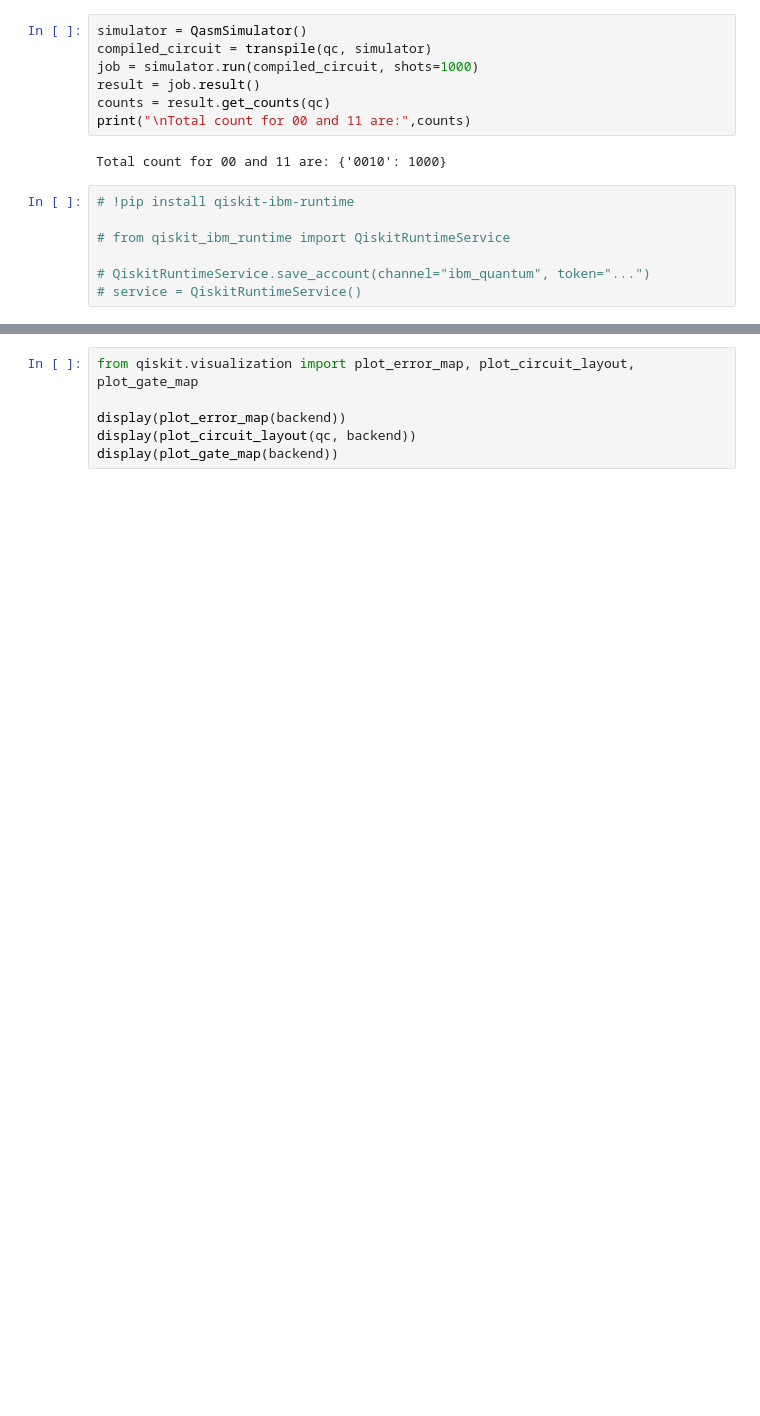
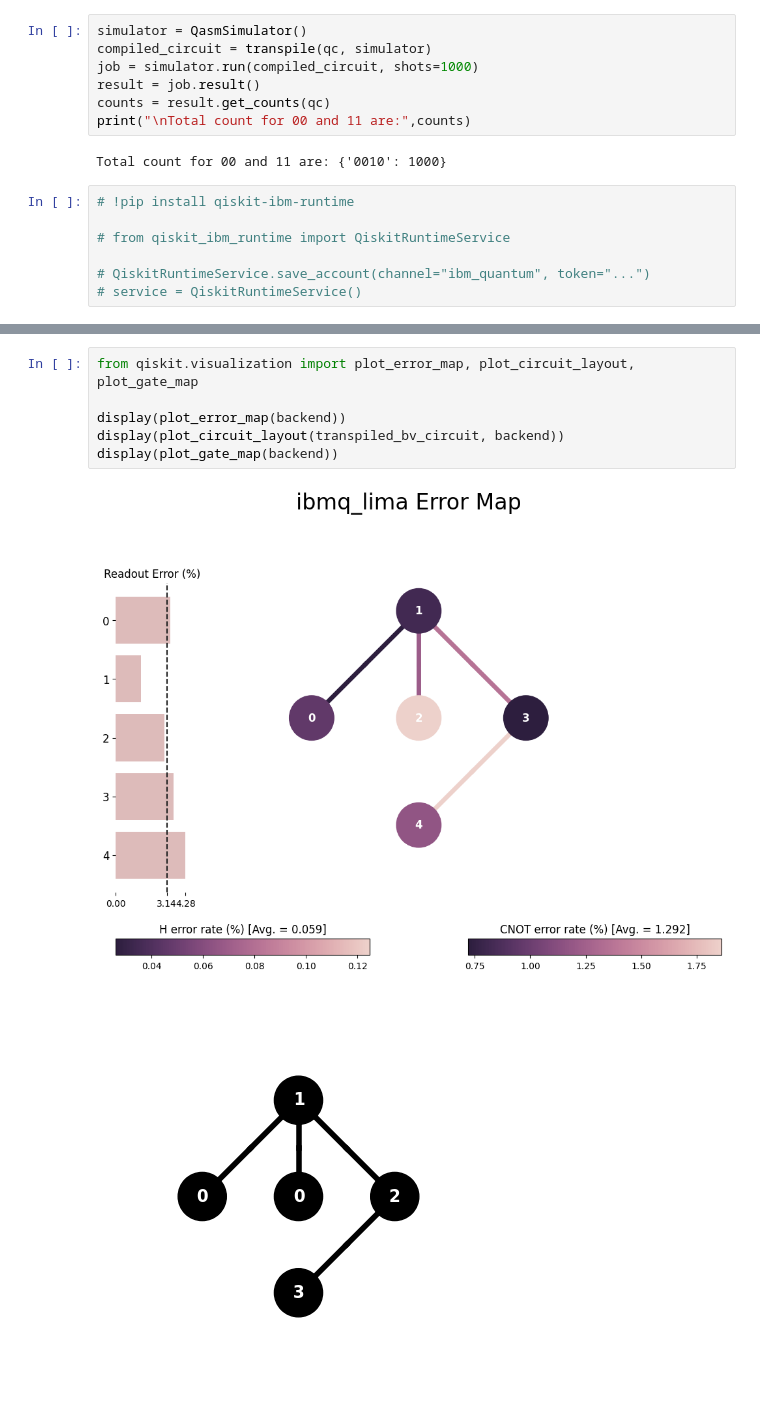
Before and after one commit to chutommy/bvviz, a Jupyter notebook: exploratory-bernstein-vazirani.ipynb, the cells around one changed output, grey strips where cells are left out. Saved outputs shown, nothing was run; the diff lists cells and outputs as text; blank space fills up the shorter version.

Commit message:
Add device and circuit visualization maps

```diff
--- a/exploratory-bernstein-vazirani.ipynb
+++ b/exploratory-bernstein-vazirani.ipynb
@@ -198,6 +202,9 @@ plot_histogram(answer)
 # %%
 from qiskit.visualization import plot_error_map, plot_circuit_layout, plot_gate_map
 
 display(plot_error_map(backend))
-display(plot_circuit_layout(qc, backend))
+display(plot_circuit_layout(transpiled_bv_circuit, backend))
 display(plot_gate_map(backend))
+# %% [output]
+[figure, added]
+[figure, added]
```
Also changed, not shown: parts of 7 cells of this notebook.
